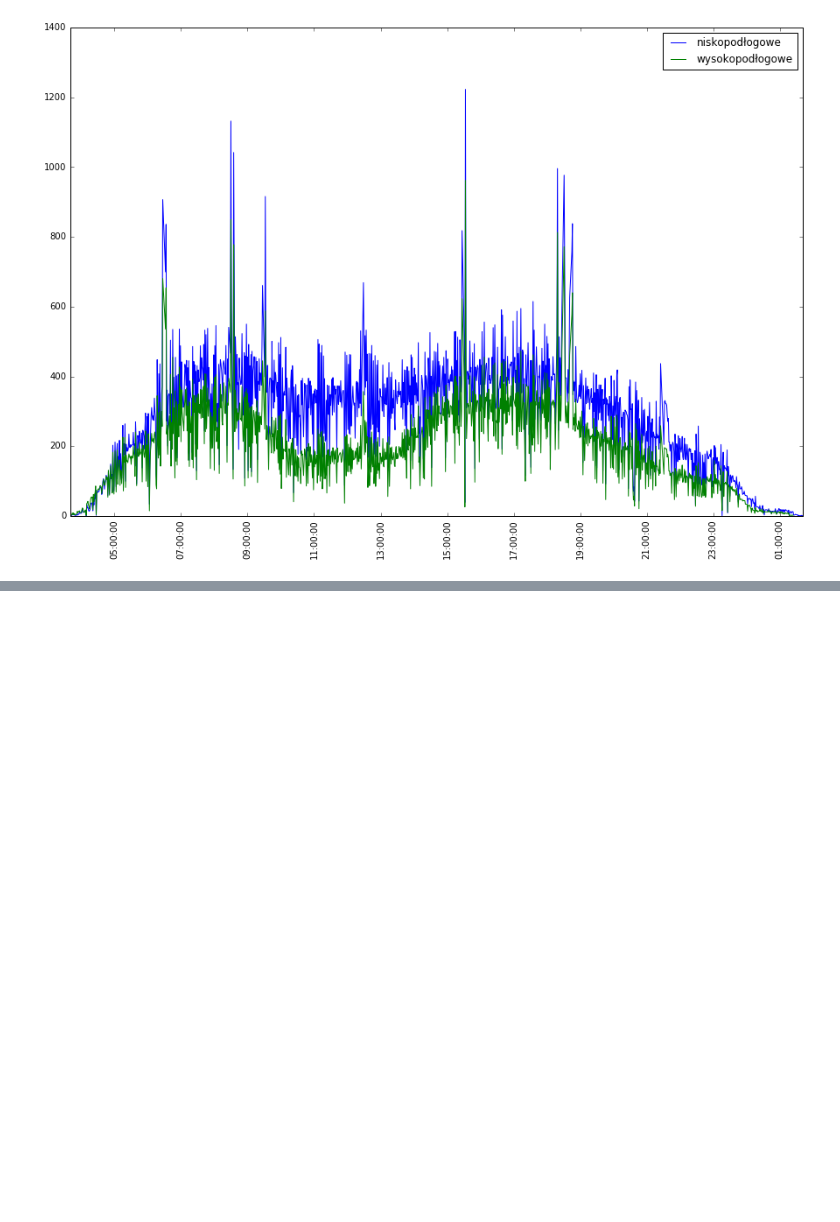
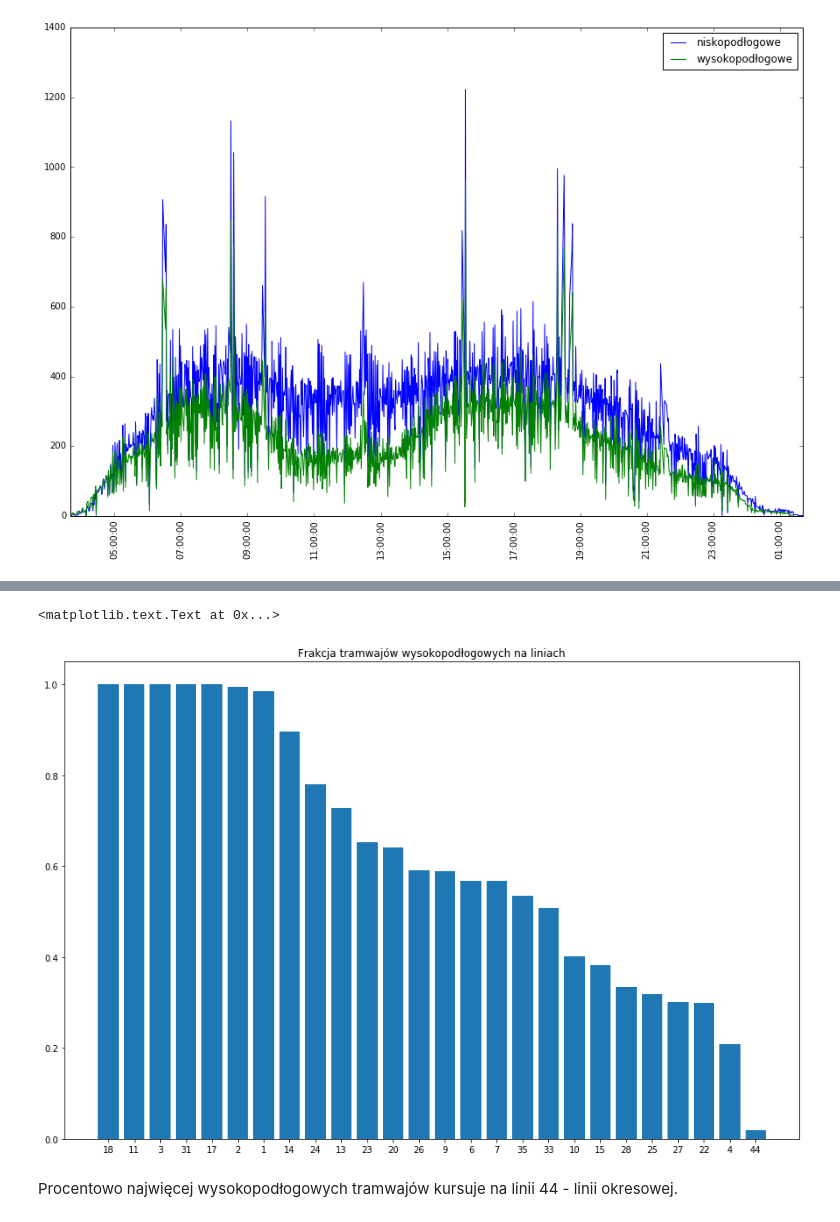
Before and after one commit to Alkuerissa/PublicTransport, a Jupyter notebook: report.ipynb, the cells around one changed output, grey strips where cells are left out. Cells and saved outputs as stored; diff of their text form; code cells hidden in the pictures; blank space fills up the shorter version.

```diff
--- a/report.ipynb
+++ b/report.ipynb
@@ -12,6 +13,11 @@ data = pandas.read_csv(r"D:\Dokumenty\School\PublicTransport\tramwaje.csv",
 					   dtype = {'Status': str, 'FirstLine': int,  'Lines': str,
 								'Lon': float, 'Lat': float, 'Time': datetime.datetime, 'LowFloor': bool, 'Brigade': str},
                       parse_dates = ['Time'])
+new_data = pandas.read_csv(r"D:\Dokumenty\School\PublicTransport\tramwaje.csv",
+					   dtype = {'Status': str, 'FirstLine': int,  'Lines': str,
+								'Lon': float, 'Lat': float, 'Time': datetime.datetime, 'LowFloor': bool, 'Brigade': str},
+                      parse_dates = ['Time'])
+data = [data, new_data]
 # %%
 data.head(15)
 # %% [output]
@@ -256,0 +234,13 @@ data.to_csv("processed_data.csv")
+# %%
+lowFloorByLine = data.groupby('FirstLine').LowFloor.agg(['sum', 'count'])
+lowFloorByLine['LowFloorFraction'] = lowFloorByLine['sum'] / lowFloorByLine['count']
+lowFloorByLine.sort_values('LowFloorFraction', ascending=False, inplace=True)
+lowFloorByLine = lowFloorByLine.reset_index()
+# %%
+plt.bar(list(range(len(lowFloorByLine))), lowFloorByLine['LowFloorFraction'], tick_label=lowFloorByLine['FirstLine'])
+plt.title("Frakcja tramwajów wysokopodłogowych na liniach")
+# %% [output]
+<matplotlib.text.Text at 0x...>
+[figure, added]
+# %% [markdown]
+Procentowo najwięcej wysokopodłogowych tramwajów kursuje na linii 44 - linii okresowej.
```
Also changed, not shown: parts of 6 cells of this notebook.
